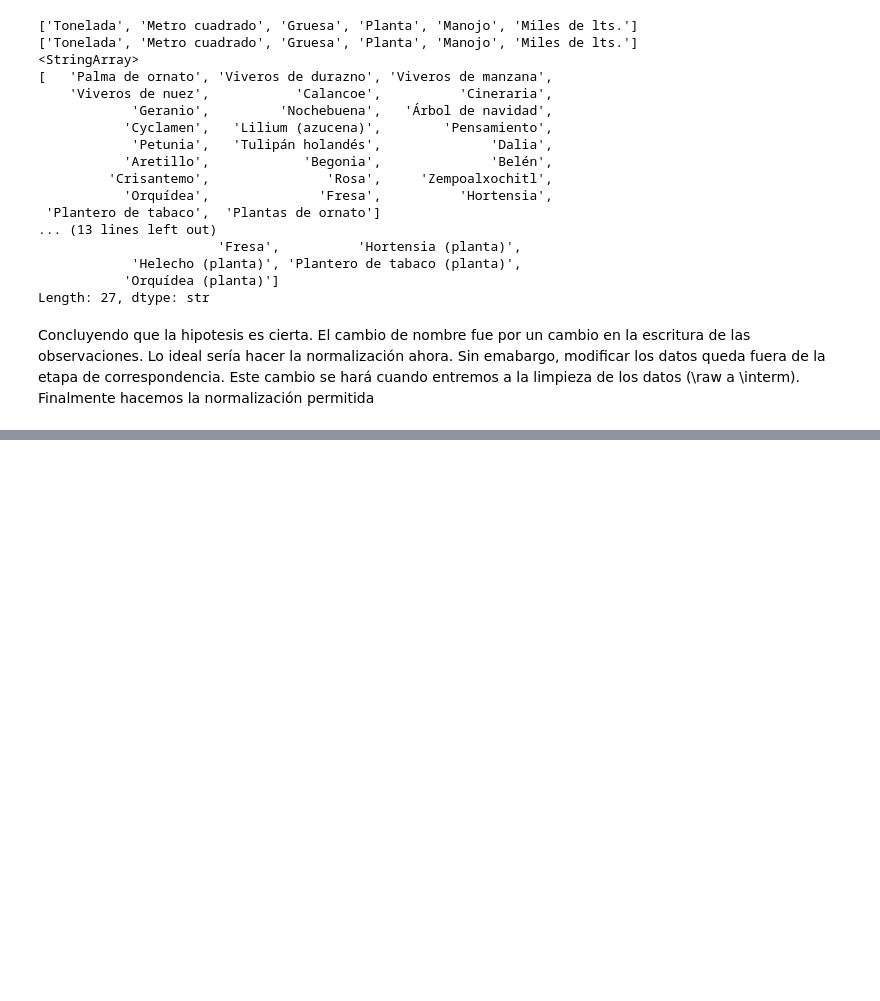
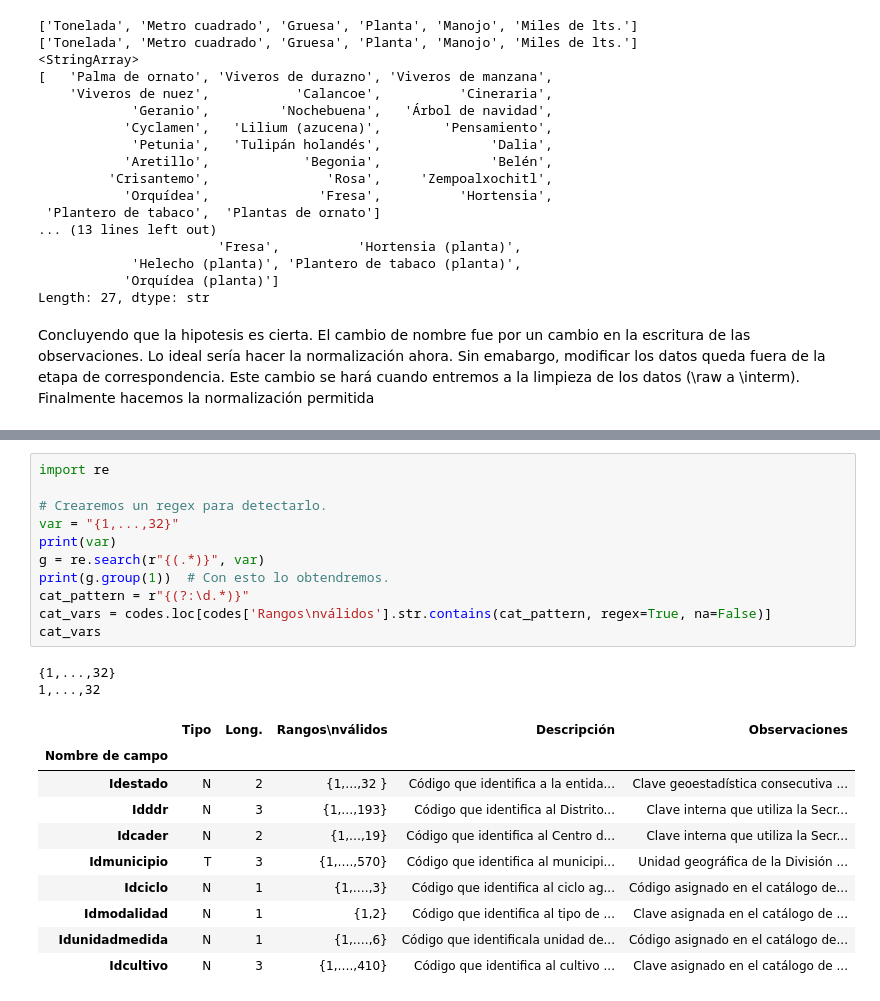
Before and after one commit to MCDagro3/proyecto_agronomia, a Jupyter notebook: notebooks/agroprod_1.ipynb, the cells around one changed output, grey strips where cells are left out. Saved outputs shown, nothing was run; the diff lists cells and outputs as text; blank space fills up the shorter version.

```diff
--- a/notebooks/agroprod_1.ipynb
+++ b/notebooks/agroprod_1.ipynb
@@ -392,0 +503,24 @@ for n in newb:
+# %%
+import re
+
+# Crearemos un regex para detectarlo.
+var = "{1,...,32}"
+print(var)
+g = re.search(r"{(.*)}", var)
+print(g.group(1))  # Con esto lo obtendremos.
+cat_pattern = r"{(?:\d.*)}"
+cat_vars = codes.loc[codes['Rangos\nválidos'].str.contains(cat_pattern, regex=True, na=False)]
+cat_vars
+# %% [output]
+{1,...,32}
+1,...,32
+|  | Tipo | Long. | Rangos\nválidos | Descripción | Observaciones |
+| Nombre de campo |  |  |  |  |  |
+| Idestado | N | 2 | {1,…,32 } | Código que identifica a la entida... | Clave geoestadística consecutiva ... |
+| Idddr | N | 3 | {1,…,193} | Código que identifica al Distrito... | Clave interna que utiliza la Secr... |
+| Idcader | N | 2 | {1,…,19} | Código que identifica al Centro d... | Clave interna que utiliza la Secr... |
+| Idmunicipio | T | 3 | {1,….,570} | Código que identifica al municipi... | Unidad geográfica de la División ... |
+| Idciclo | N | 1 | {1,….,3} | Código que identifica al ciclo ag... | Código asignado en el catálogo de... |
+| Idmodalidad | N | 1 | {1,2} | Código que identifica al tipo de ... | Clave asignada en el catálogo de ... |
+| Idunidadmedida | N | 1 | {1,….,6} | Código que identificala unidad de... | Código asignado en el catálogo de... |
+| Idcultivo | N | 3 | {1,….,410} | Código que identifica al cultivo ... | Clave asignado en el catálogo de ... |
```
Also changed, not shown: parts of 14 cells of this notebook, 4 other files.
